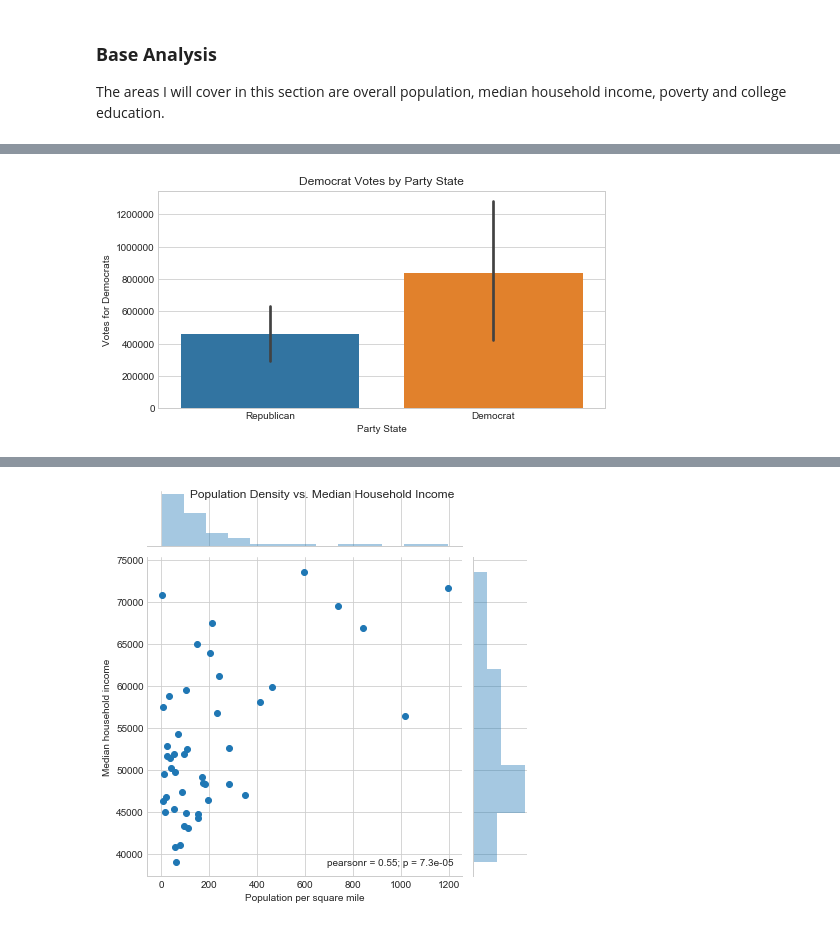
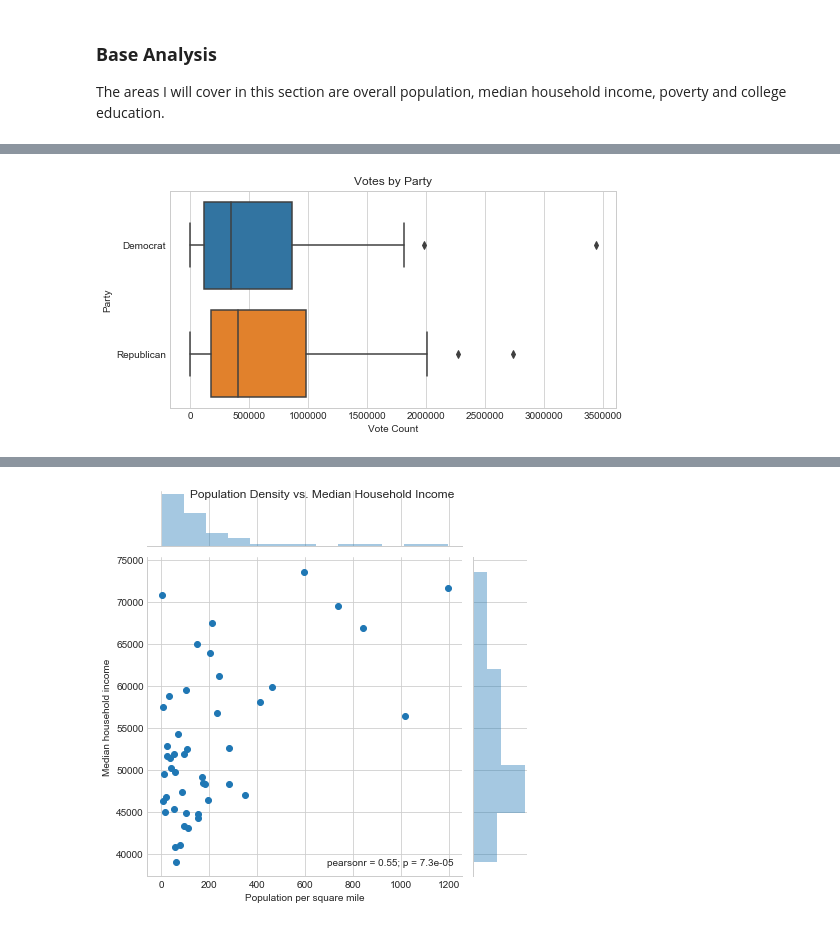
Before and after one commit to akim2034/Thinkful_DS_Bootcamp, a Jupyter notebook: Unit 1/Lesson 5 - Unit 1 Capstone/US Election 2016 Analysis - Unit 1 Capstone.ipynb, the cells around one changed output, grey strips where cells are left out. Drawn from its saved outputs; the diff is of its cells as text; code cells hidden in the pictures.

```diff
--- a/Unit 1/Lesson 5 - Unit 1 Capstone/US Election 2016 Analysis - Unit 1 Capstone.ipynb
+++ b/Unit 1/Lesson 5 - Unit 1 Capstone/US Election 2016 Analysis - Unit 1 Capstone.ipynb
@@ -152,7 +165,7 @@ republican_states.shape
 democrat_states_sum = democrat_states.groupby(['state'])['votes'].sum().reset_index()
 
 # Rename columns.
-democrat_states_sum.columns = ['state', 'democrat_votes']
+democrat_states_sum.columns = ['state', 'Democrat']
 
 # Check dataset.
 democrat_states_sum.head()
@@ -168,7 +181,7 @@ democrat_states_sum.head()
 republican_states_sum = republican_states.groupby(['state'])['votes'].sum().reset_index()
 
 # Rename columns.
-republican_states_sum.columns = ['state', 'republican_votes']
+republican_states_sum.columns = ['state', 'Republican']
 
 # Check dataset.
 republican_states_sum.head()
@@ -184,9 +197,9 @@ republican_states_sum.head()
 state_votes = pd.merge(democrat_states_sum, republican_states_sum, on = 'state')
 
 # Calculate new metrics using the newly organized columns.
-state_votes['total_votes'] = state_votes['democrat_votes'] + state_votes['republican_votes']
-state_votes['democrat_fraction'] = state_votes['democrat_votes'] / state_votes['total_votes'] *100
-state_votes['republican_fraction'] = state_votes['republican_votes'] / state_votes['total_votes'] *100
+state_votes['total_votes'] = state_votes['Democrat'] + state_votes['Republican']
+state_votes['democrat_fraction'] = state_votes['Democrat'] / state_votes['total_votes'] *100
+state_votes['republican_fraction'] = state_votes['Republican'] / state_votes['total_votes'] *100
 
 # Check dataset.
 state_votes.head()
@@ -274,0 +268,4 @@ Republican + Democrat
+# %%
+# Melt dataset to do a pivot on state and party to get votes.
+state_votes_melt = pd.melt(state_facts_votes, id_vars=['state'], value_vars=['Democrat', 'Republican'], var_name='Party', value_name='Votes')
+state_votes_melt.head()
@@ -275,12 +279,12 @@ Republican + Democrat
 # %%
 plt.figure(figsize=(8, 4))
 
 sns.set_style("whitegrid")
-sns.barplot(x='Winning_party', y='democrat_votes', data=state_facts_votes);
+sns.boxplot(y='Party', x='Votes', data=state_votes_melt);
 
-plt.title('Democrat Votes by Party State')
-plt.xlabel('Party State')
-plt.ylabel('Votes for Democrats')
+plt.title('Votes by Party')
+plt.xlabel('Vote Count')
+plt.ylabel('Party')
 plt.show()
 # %% [output]
-[figure, old version]
+[figure, new version]
```
Also changed, not shown: parts of 46 cells of this notebook.
